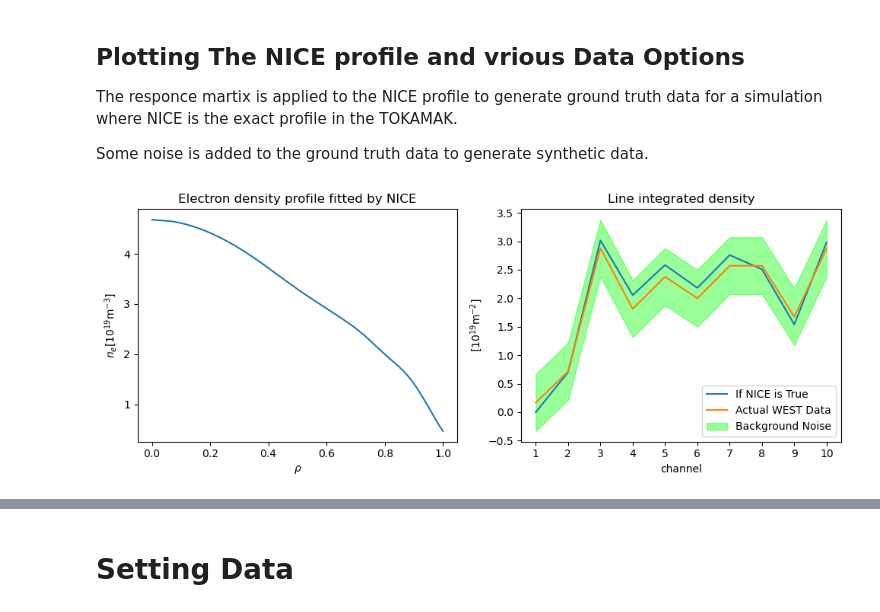
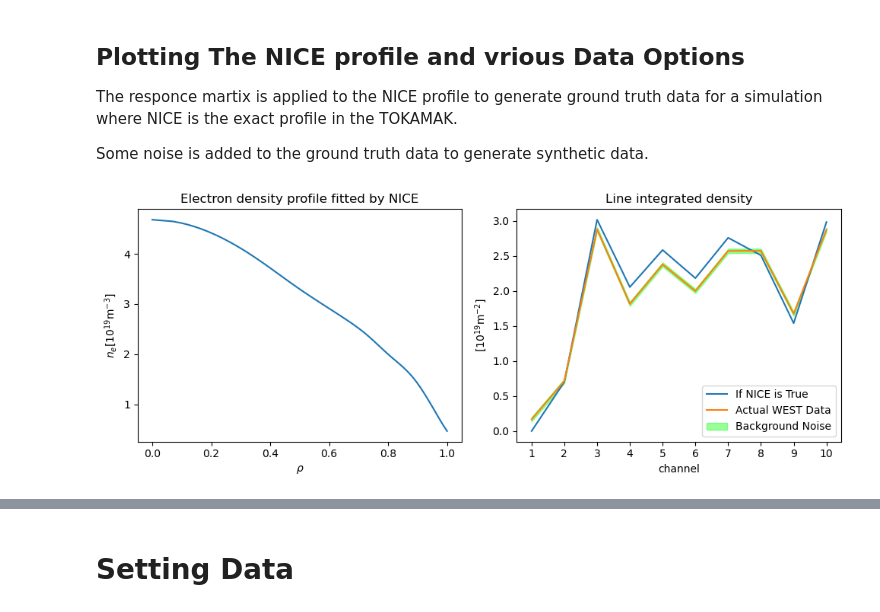
Before and after one commit to DanHarJor/Improving-Electron-Density-Profile-Inference-within-a-Tokamak-using-Bayesian-Techniques, a Jupyter notebook: RealEquillibriumInterferometry/SyntheticDataInterferometry.ipynb, the cells around one changed output, grey strips where cells are left out. Cells and saved outputs as stored; diff of their text form; code cells hidden in the pictures.

```diff
--- a/RealEquillibriumInterferometry/SyntheticDataInterferometry.ipynb
+++ b/RealEquillibriumInterferometry/SyntheticDataInterferometry.ipynb
@@ -65,7 +72,7 @@ The responce martix is applied to the NICE profile to generate ground truth data
 
 Some noise is added to the ground truth data to generate synthetic data.
 # %%
-EXP_ER = 0.5 #0.03#background noise order of magnitude
+EXP_ER = 0.03#0.5 #0.03#background noise order of magnitude
 interf_M = len(interf.channels.compressed()) #number of channels
 def data_gen(prof_1d, R):
     lid_true = R @ prof_1d
@@ -73,34 +80,34 @@ def data_gen(prof_1d, R):
     return lid_true, lid_data
 
 # The response matrix used for calculating line integrals
 R = compute_response_matrix(geo, equi, dens_prof.rho_tor_norm_1d)
 
 lid_true, lid_data = data_gen(dens_prof.dens_1d,R)
 
 fig = plt.figure(figsize=(10, 4))
 ax1 = fig.add_subplot(121)
 ax2 = fig.add_subplot(122)
 nice = dens_prof.dens_1d
 ax1.plot(dens_prof.rho_tor_norm_1d, dens_prof.dens_1d)
 ax1.set_xlabel(r'$\rho$')
 ax1.set_ylabel(r'$n_e[\mathrm{10^{19} m^{-3}}]$')
 ax1.set_title('Electron density profile fitted by NICE')
 
 ax2.plot(interf.channels.compressed(), lid_true, label='If NICE is True')#'Ground Truth')
 # ax2.plot(interf.channels.compressed(), lid_data, label='Synthetic Data')
 
 ax2.plot(interf.channels.compressed(), interf.lid.compressed(), label='Actual WEST Data')
 ax2.fill_between(interf.channels.compressed(), interf.lid.compressed() - EXP_ER,
                  interf.lid.compressed()+EXP_ER, color=(0,1,0,0.4),label="Background Noise")
 
 ax2.set_xticks(interf.channels.data)
 ax2.set_xlabel('channel')
 ax2.set_ylabel(r'$[\mathrm{10^{19} m^{-2}}]$')
 ax2.set_title('Line integrated density')
 ax2.legend()
 plt.tight_layout()
 # %% [output]
-[figure, old version]
+[figure, new version]
 # %%
 # oscilation detection
 
```
Also changed, not shown: parts of 4 cells of this notebook.
